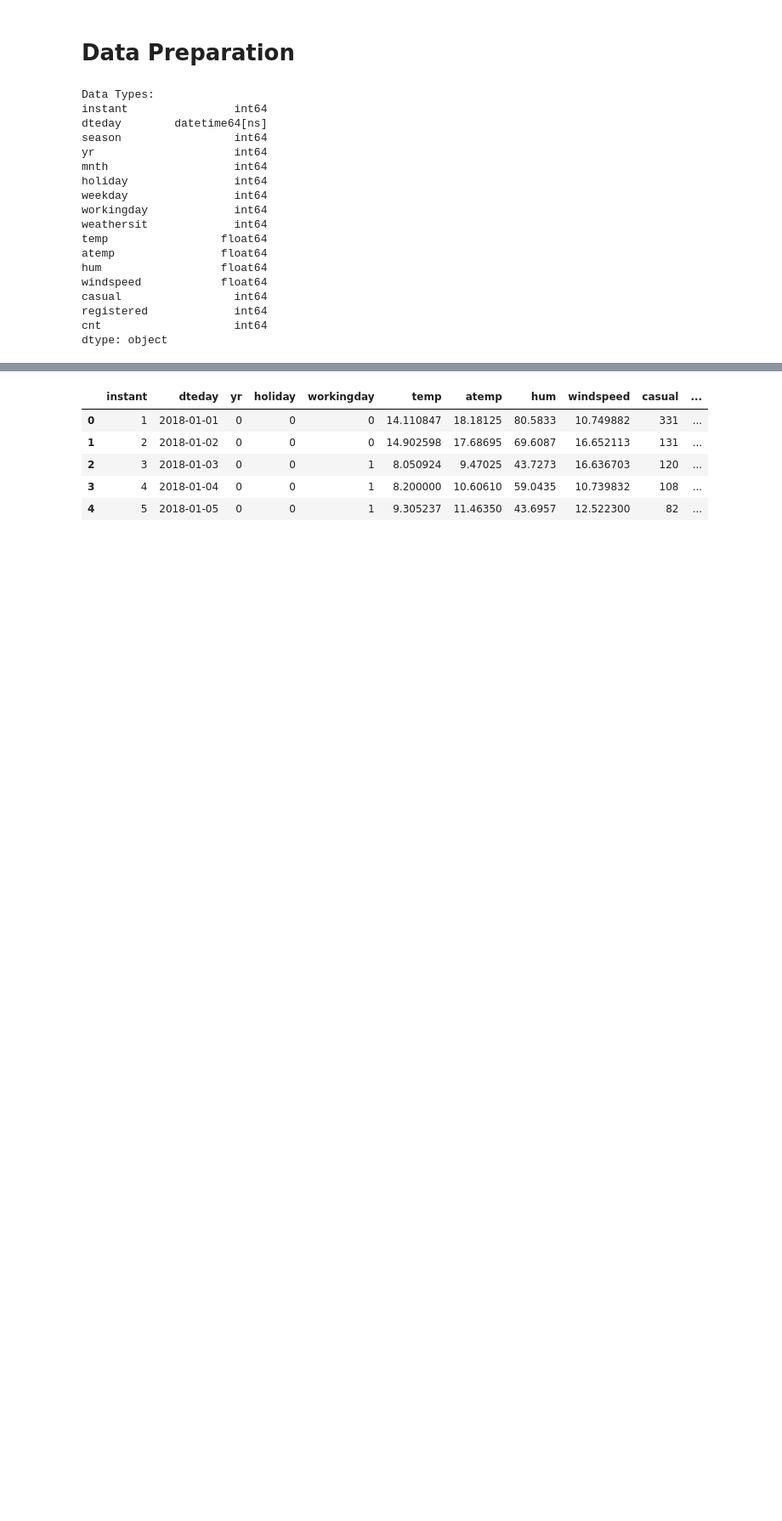
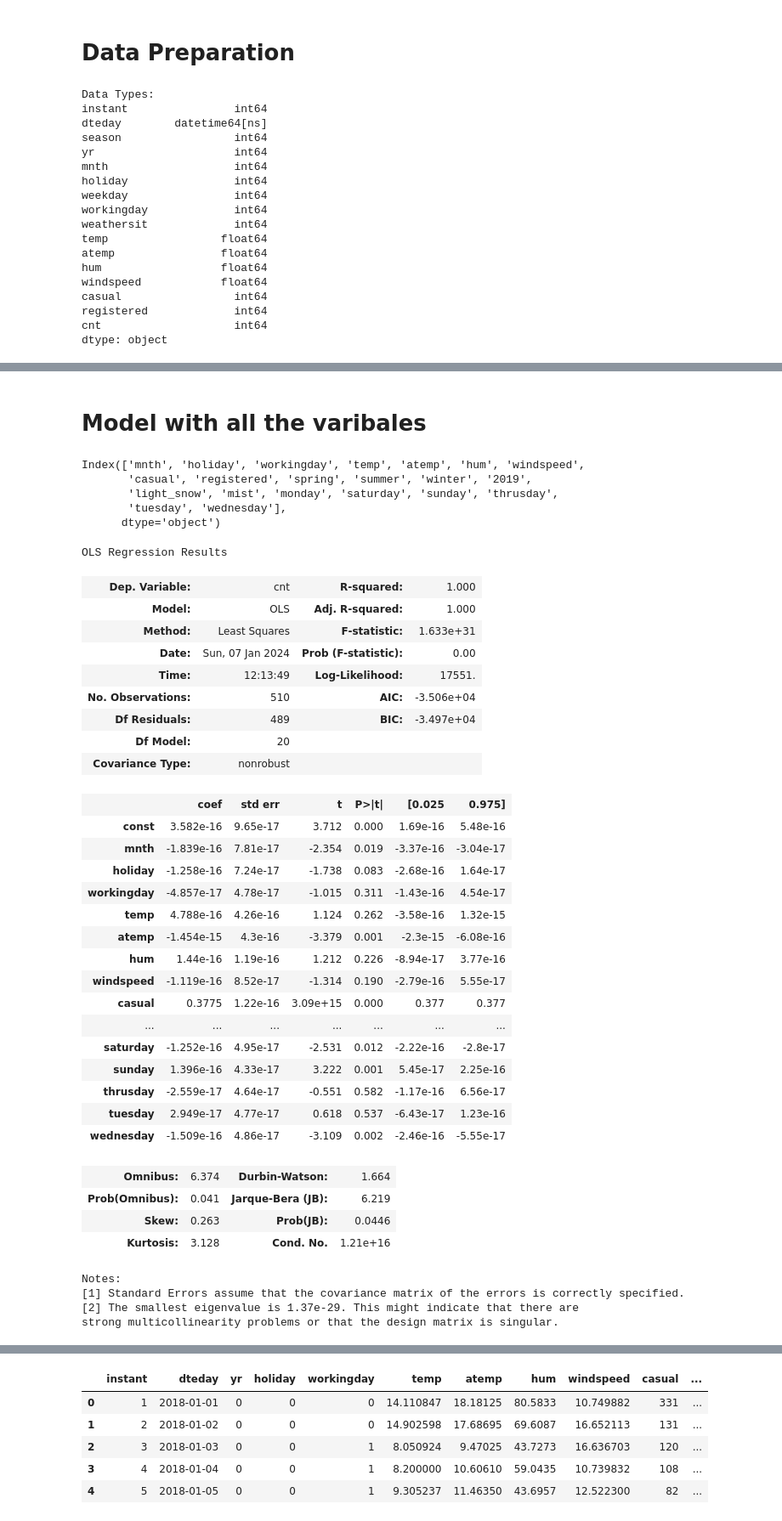
Before and after one commit to karma9791/Building_Bike_Demand_Model, a Jupyter notebook: Buildinfg_Bike_Demand_Model.ipynb, the cells around one changed output, grey strips where cells are left out. Shown at 85% size. Cells and saved outputs as stored; diff of their text form; code cells hidden in the pictures; blank space fills up the shorter version.

```diff
--- a/Buildinfg_Bike_Demand_Model.ipynb
+++ b/Buildinfg_Bike_Demand_Model.ipynb
@@ -373,0 +539,5 @@ dtype: object
+# %%
+# X_train, y_train
+
+y_train = df_train.pop('cnt')
+X_train = df_train
@@ -373,0 +584,57 @@ dtype: object
+# %% [markdown]
+
+# Model with all the varibales
+# %%
+X_train.columns
+# %% [output]
+Index(['mnth', 'holiday', 'workingday', 'temp', 'atemp', 'hum', 'windspeed',
+       'casual', 'registered', 'spring', 'summer', 'winter', '2019',
+       'light_snow', 'mist', 'monday', 'saturday', 'sunday', 'thrusday',
+       'tuesday', 'wednesday'],
+      dtype='object')
+# %%
+X_train_sm = sm.add_constant(X_train)
+
+# Creat 2nd model
+lr = sm.OLS(y_train, X_train_sm)
+
+# fit the model
+lr_model = lr.fit()
+
+# params
+lr_model.summary()
+# %% [output]
+OLS Regression Results
+| Dep. Variable: | cnt | R-squared: | 1.000 |
+| Model: | OLS | Adj. R-squared: | 1.000 |
+| Method: | Least Squares | F-statistic: | 1.633e+31 |
+| Date: | Sun, 07 Jan 2024 | Prob (F-statistic): | 0.00 |
+| Time: | 12:13:49 | Log-Likelihood: | 17551. |
+| No. Observations: | 510 | AIC: | -3.506e+04 |
+| Df Residuals: | 489 | BIC: | -3.497e+04 |
+| Df Model: | 20 |  |  |
+| Covariance Type: | nonrobust |  |  |
+|  | coef | std err | t | P>|t| | [0.025 | 0.975] |
+| const | 3.582e-16 | 9.65e-17 | 3.712 | 0.000 | 1.69e-16 | 5.48e-16 |
+| mnth | -1.839e-16 | 7.81e-17 | -2.354 | 0.019 | -3.37e-16 | -3.04e-17 |
+| holiday | -1.258e-16 | 7.24e-17 | -1.738 | 0.083 | -2.68e-16 | 1.64e-17 |
+| workingday | -4.857e-17 | 4.78e-17 | -1.015 | 0.311 | -1.43e-16 | 4.54e-17 |
+| temp | 4.788e-16 | 4.26e-16 | 1.124 | 0.262 | -3.58e-16 | 1.32e-15 |
+| atemp | -1.454e-15 | 4.3e-16 | -3.379 | 0.001 | -2.3e-15 | -6.08e-16 |
+| hum | 1.44e-16 | 1.19e-16 | 1.212 | 0.226 | -8.94e-17 | 3.77e-16 |
+| windspeed | -1.119e-16 | 8.52e-17 | -1.314 | 0.190 | -2.79e-16 | 5.55e-17 |
+| casual | 0.3775 | 1.22e-16 | 3.09e+15 | 0.000 | 0.377 | 0.377 |
+| ... | ... | ... | ... | ... | ... | ... |
+| saturday | -1.252e-16 | 4.95e-17 | -2.531 | 0.012 | -2.22e-16 | -2.8e-17 |
+| sunday | 1.396e-16 | 4.33e-17 | 3.222 | 0.001 | 5.45e-17 | 2.25e-16 |
+| thrusday | -2.559e-17 | 4.64e-17 | -0.551 | 0.582 | -1.17e-16 | 6.56e-17 |
+| tuesday | 2.949e-17 | 4.77e-17 | 0.618 | 0.537 | -6.43e-17 | 1.23e-16 |
+| wednesday | -1.509e-16 | 4.86e-17 | -3.109 | 0.002 | -2.46e-16 | -5.55e-17 |
+| Omnibus: | 6.374 | Durbin-Watson: | 1.664 |
+| Prob(Omnibus): | 0.041 | Jarque-Bera (JB): | 6.219 |
+| Skew: | 0.263 | Prob(JB): | 0.0446 |
+| Kurtosis: | 3.128 | Cond. No. | 1.21e+16 |
+Notes:
+[1] Standard Errors assume that the covariance matrix of the errors is correctly specified.
+[2] The smallest eigenvalue is 1.37e-29. This might indicate that there are
+strong multicollinearity problems or that the design matrix is singular.
```
Also changed, not shown: parts of 27 cells of this notebook.
